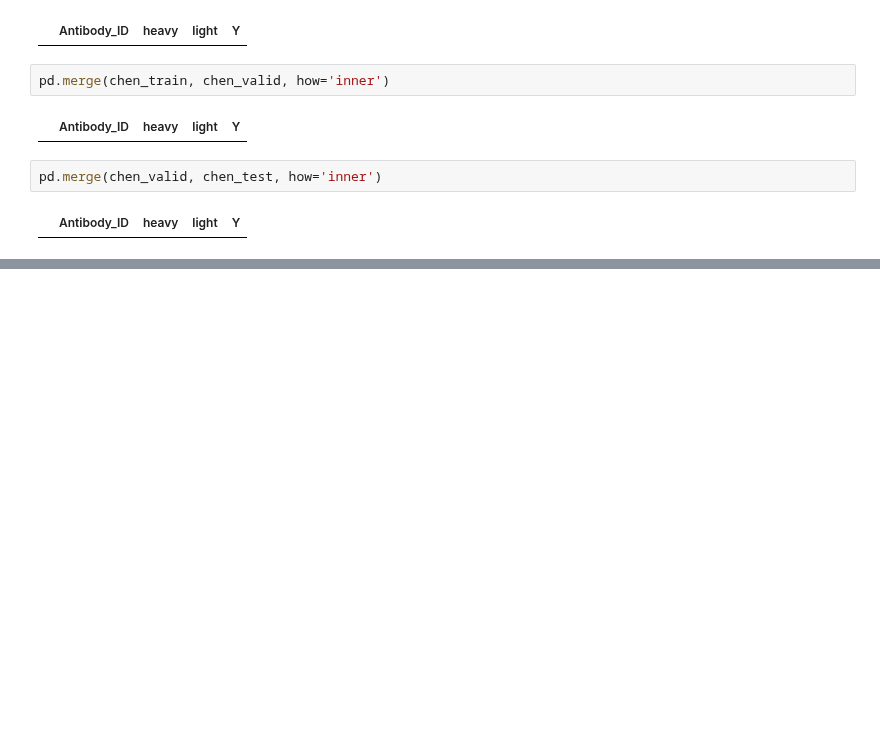
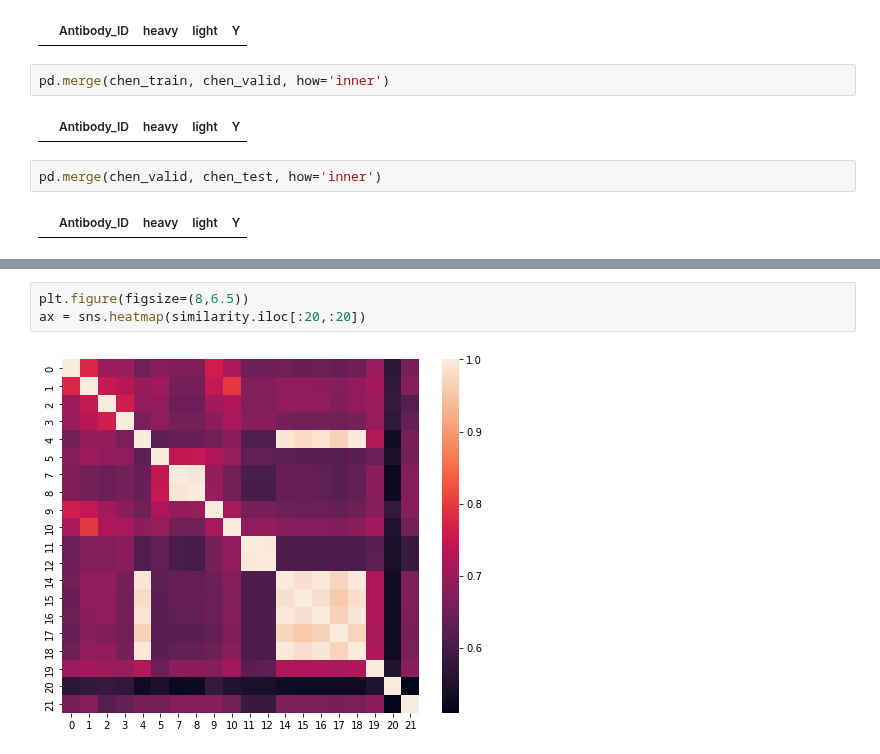
Before and after one commit to kvetab/di-pred, a Jupyter notebook: notebooks/data_processing/04-data-split-deduplicated.ipynb, the cells around one changed output, grey strips where cells are left out. Saved outputs shown, nothing was run; the diff lists cells and outputs as text; blank space fills up the shorter version.

```diff
--- a/notebooks/data_processing/04-data-split-deduplicated.ipynb
+++ b/notebooks/data_processing/04-data-split-deduplicated.ipynb
@@ -309,0 +327,5 @@ pd.merge(chen_valid, chen_test, how='inner')
+# %%
+plt.figure(figsize=(8,6.5))
+ax = sns.heatmap(similarity.iloc[:20,:20])
+# %% [output]
+[figure, added]
```
Also changed, not shown: parts of 10 cells of this notebook, 4 other files.
